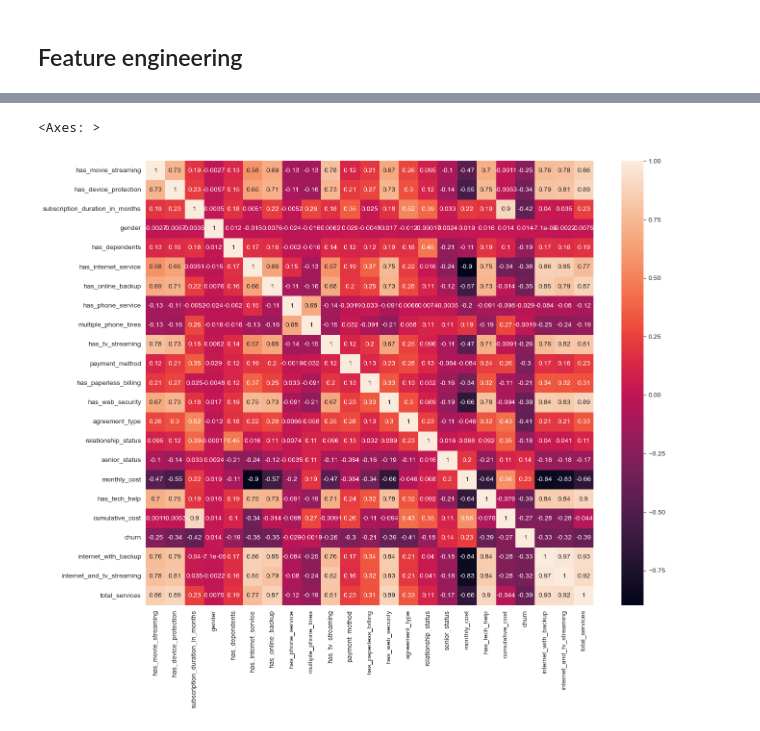
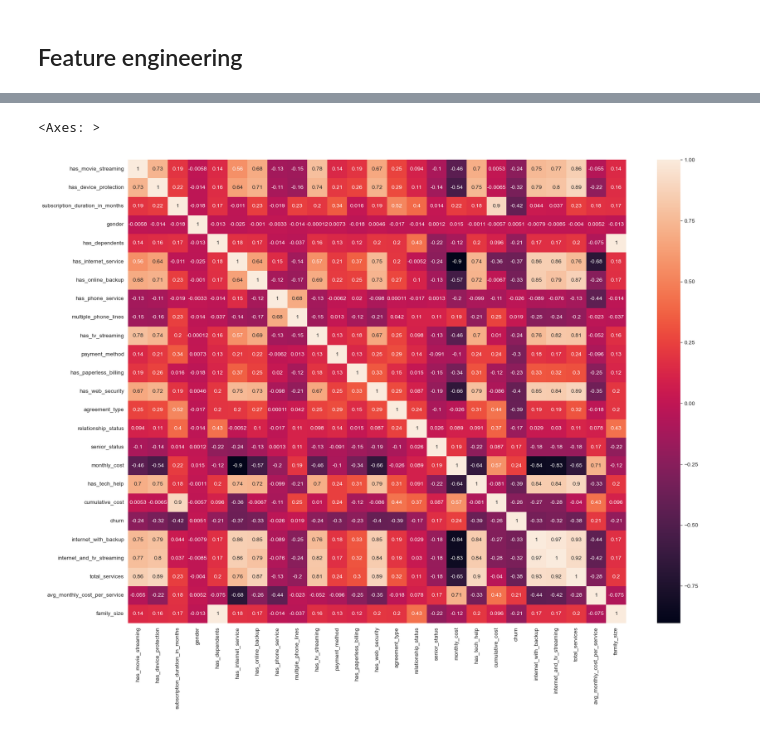
Before and after one commit to NikolozKordzakhia/Myauto, a Jupyter notebook: Mid-Term.ipynb, the cells around one changed output, grey strips where cells are left out. Saved outputs shown, nothing was run; the diff lists cells and outputs as text; code cells hidden in the pictures.

```diff
--- a/Mid-Term.ipynb
+++ b/Mid-Term.ipynb
@@ -828,11 +870,17 @@ weighted avg       0.80      0.75      0.77      1260
 scaled_data_over['internet_with_backup'] = scaled_data_over['has_internet_service'] * scaled_data_over['has_online_backup']
 scaled_data_over['internet_and_tv_streaming'] = scaled_data_over['has_tv_streaming'] * scaled_data_over['has_internet_service']
 scaled_data_over['total_services'] = scaled_data_over[['has_movie_streaming', 'has_device_protection', 'has_online_backup', 'has_web_security', 'has_tech_help']].sum(axis=1)
+scaled_data_over['avg_monthly_cost_per_service'] = np.where(scaled_data_over['total_services'] != 0,
+                                                  scaled_data_over['monthly_cost'] / scaled_data_over['total_services'],
+                                                  0)
+scaled_data_over['avg_monthly_cost_per_service'] = scaled_data_over['avg_monthly_cost_per_service'].replace([np.inf, -np.inf], 0)
+
+scaled_data_over['family_size'] = scaled_data_over['has_dependents'].apply(lambda x: 1 if x else 0)
 # %%
 corr = scaled_data_over.corr()
-fig, ax = plt.subplots(figsize=(15, 12))
+fig, ax = plt.subplots(figsize=(20, 15))
 sns.heatmap(corr, annot=True)
 # %% [output]
 <Axes: >
-[figure, old version]
+[figure, new version]
 # %%
```
Also changed, not shown: parts of 26 cells of this notebook.
